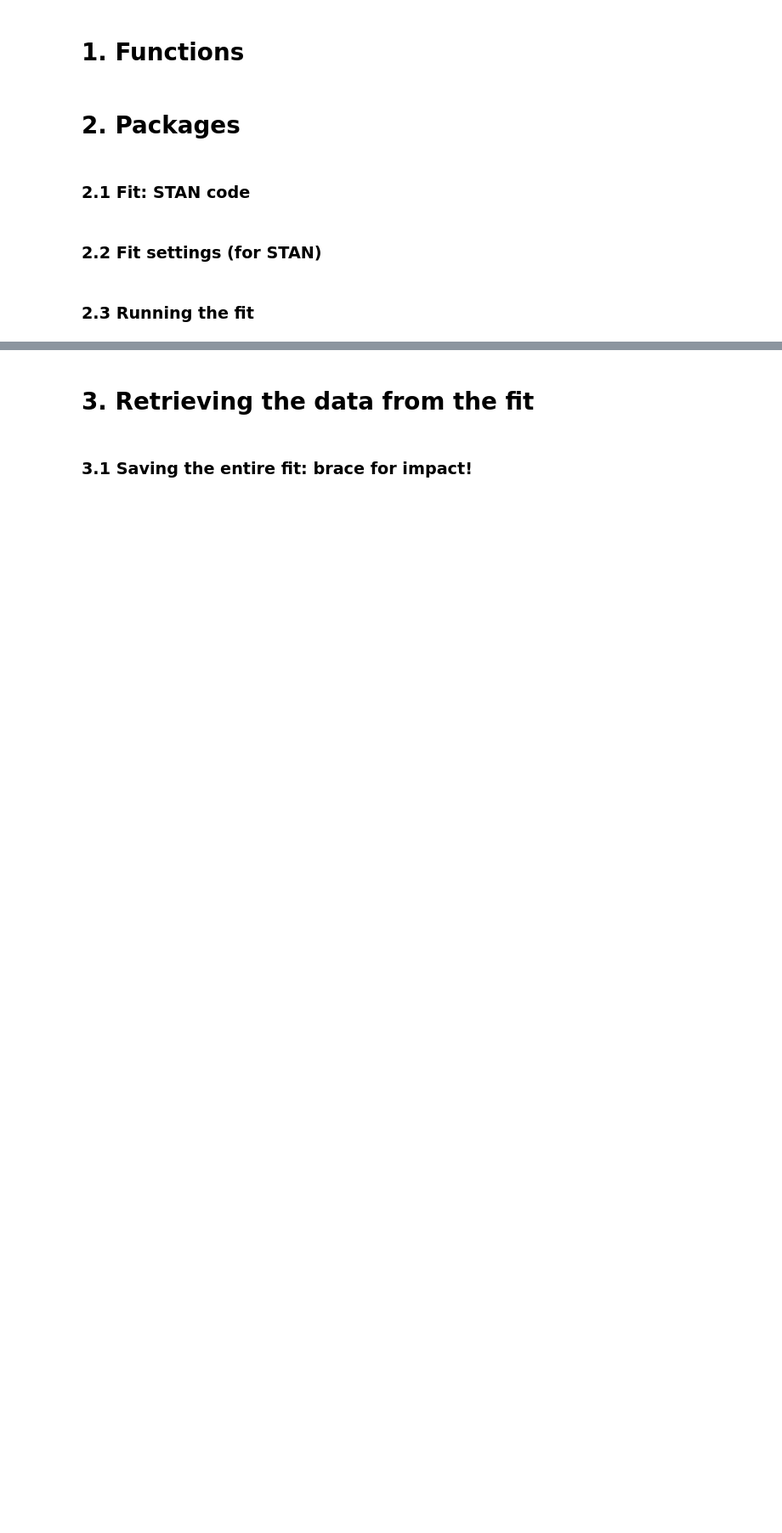
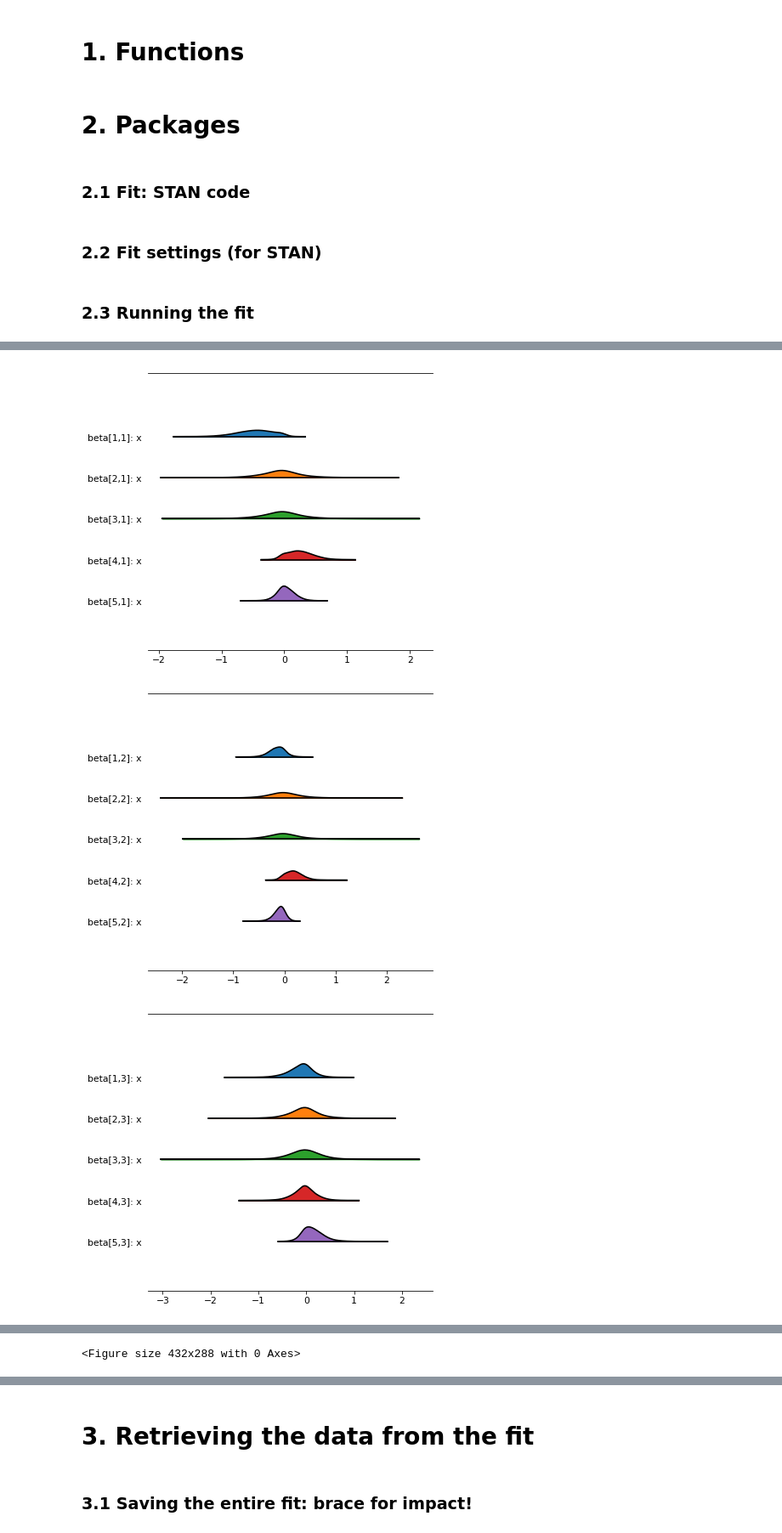
Before and after one commit to mdastro/UVupturn-RSGs, a Jupyter notebook: Model/Logit3D_SharedPrior_Revised.ipynb, the cells around one changed output, grey strips where cells are left out. Shown at 85% size. Cells and saved outputs as stored; diff of their text form; code cells hidden in the pictures; blank space fills up the shorter version.

```diff
--- a/Model/Logit3D_SharedPrior_Revised.ipynb
+++ b/Model/Logit3D_SharedPrior_Revised.ipynb
@@ -211,0 +265,30 @@ plt.show()
+# %%
+arviz.plot_forest(data=[fit['beta[1,1]'], fit['beta[2,1]'], fit['beta[3,1]'], fit['beta[4,1]'], fit['beta[5,1]']],
+                  kind='ridgeplot', model_names=['beta[1,1]', 'beta[2,1]', 'beta[3,1]', 'beta[4,1]', 'beta[5,1]'],
+                  r_hat=False, n_eff=False, figsize=(6,6))
+
+arviz.plot_forest(data=[fit['beta[1,2]'], fit['beta[2,2]'], fit['beta[3,2]'], fit['beta[4,2]'], fit['beta[5,2]']],
+                  kind='ridgeplot', model_names=['beta[1,2]', 'beta[2,2]', 'beta[3,2]', 'beta[4,2]', 'beta[5,2]'],
+                  r_hat=False, n_eff=False, figsize=(6,6))
+
+arviz.plot_forest(data=[fit['beta[1,3]'], fit['beta[2,3]'], fit['beta[3,3]'], fit['beta[4,3]'], fit['beta[5,3]']],
+                  kind='ridgeplot', model_names=['beta[1,3]', 'beta[2,3]', 'beta[3,3]', 'beta[4,3]', 'beta[5,3]'],
+                  r_hat=False, n_eff=False, figsize=(6,6))
+
+arviz.plot_forest(data=[fit['beta[1,4]'], fit['beta[2,4]'], fit['beta[3,4]'], fit['beta[4,4]'], fit['beta[5,4]']],
+                  kind='ridgeplot', model_names=['beta[1,4]', 'beta[2,4]', 'beta[3,4]', 'beta[4,4]', 'beta[5,4]'],
+                  r_hat=False, n_eff=False, figsize=(6,6))
+
+arviz.plot_forest(data=[fit['beta[1,5]'], fit['beta[2,5]'], fit['beta[3,5]'], fit['beta[4,5]'], fit['beta[5,5]']],
+                  kind='ridgeplot', model_names=['beta[1,5]', 'beta[2,5]', 'beta[3,5]', 'beta[4,5]', 'beta[5,5]'],
+                  r_hat=False, n_eff=False, figsize=(6,6))
+
+plt.tight_layout()
+plt.show()
+plt.savefig('../../LargeFilesResults/Model/betas_forest.png', dpi=150, bbox_inches='tight')
+plt.tight_layout()
+plt.show()
+# %% [output]
+[figure, added]
+[figure, added]
+[figure, added]
@@ -211,0 +297 @@ plt.show()
+<Figure size 432x288 with 0 Axes>
```
Also changed, not shown: parts of 26 cells of this notebook, 3 other files.
